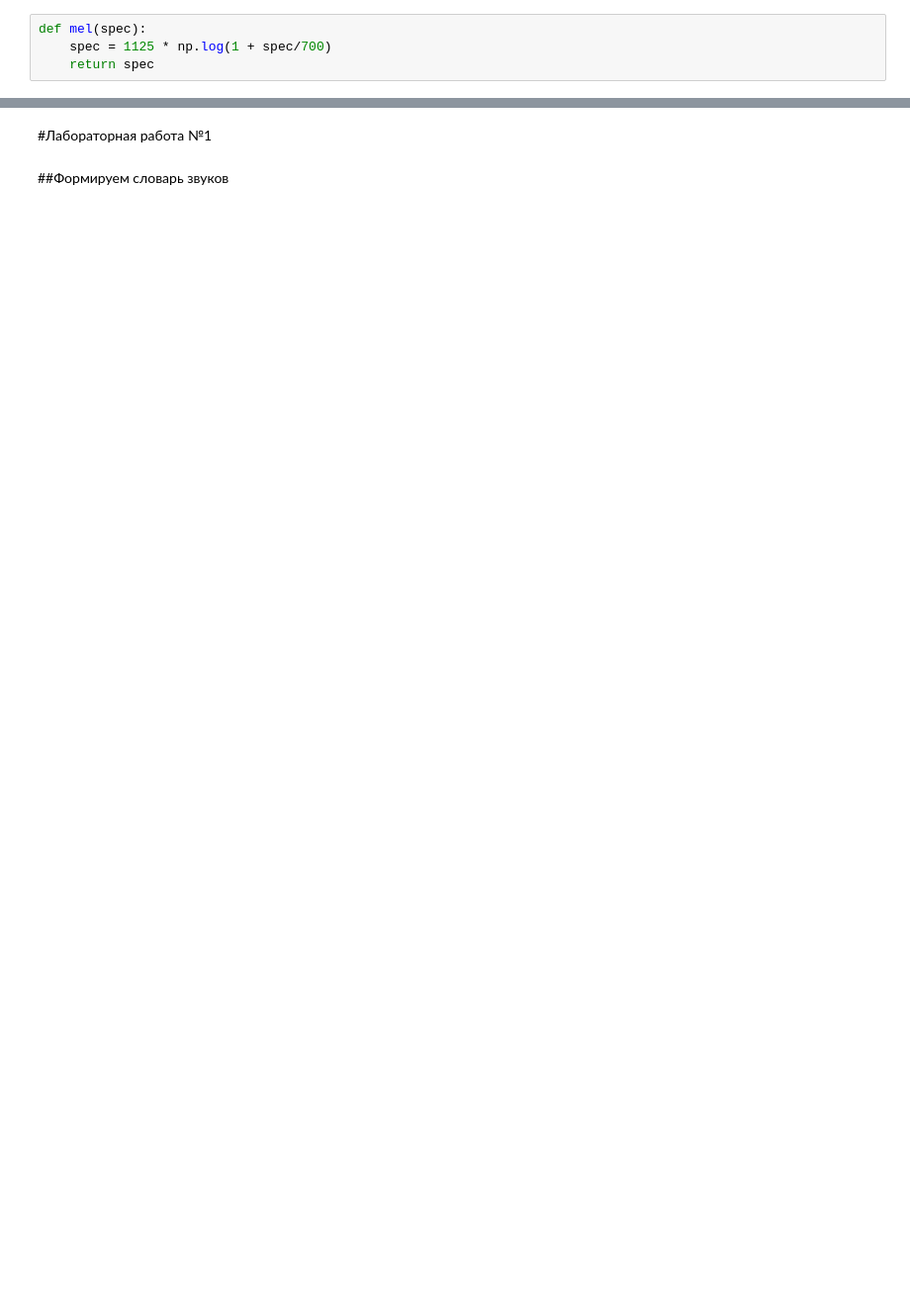
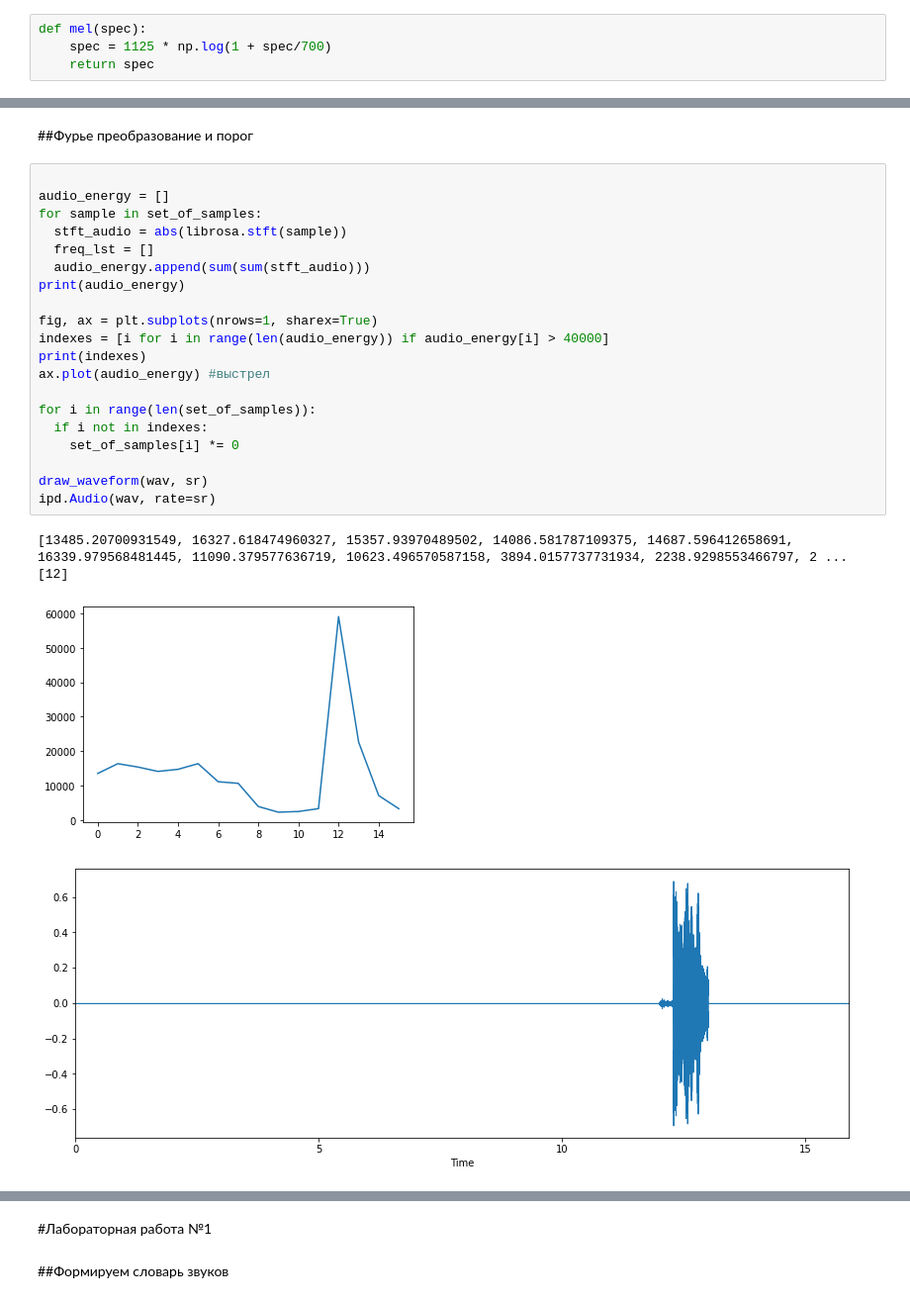
Before and after one commit to PhilippShemetov/DetectAudio, a Jupyter notebook: DetectAudio.ipynb, the cells around one changed output, grey strips where cells are left out. Shown at 99% size. Saved outputs shown, nothing was run; the diff lists cells and outputs as text; blank space fills up the shorter version.

```diff
--- a/DetectAudio.ipynb
+++ b/DetectAudio.ipynb
@@ -175,0 +152,27 @@ ax[1].set(title='MFCC')
+# %% [markdown]
+##Фурье преобразование и порог
+# %%
+
+audio_energy = []
+for sample in set_of_samples:
+  stft_audio = abs(librosa.stft(sample))
+  freq_lst = []
+  audio_energy.append(sum(sum(stft_audio)))
+print(audio_energy)
+
+fig, ax = plt.subplots(nrows=1, sharex=True)
+indexes = [i for i in range(len(audio_energy)) if audio_energy[i] > 40000]
+print(indexes)
+ax.plot(audio_energy) #выстрел
+
+for i in range(len(set_of_samples)):
+  if i not in indexes:
+    set_of_samples[i] *= 0
+
+draw_waveform(wav, sr)
+ipd.Audio(wav, rate=sr)
+# %% [output]
+[13485.20700931549, 16327.618474960327, 15357.93970489502, 14086.581787109375, 14687.596412658691, 16339.979568481445, 11090.379577636719, 10623.496570587158, 3894.0157737731934, 2238.9298553466797, 2 ...
+[12]
+[figure, added]
+[figure, added]
```
Also changed, not shown: parts of 47 cells of this notebook.
